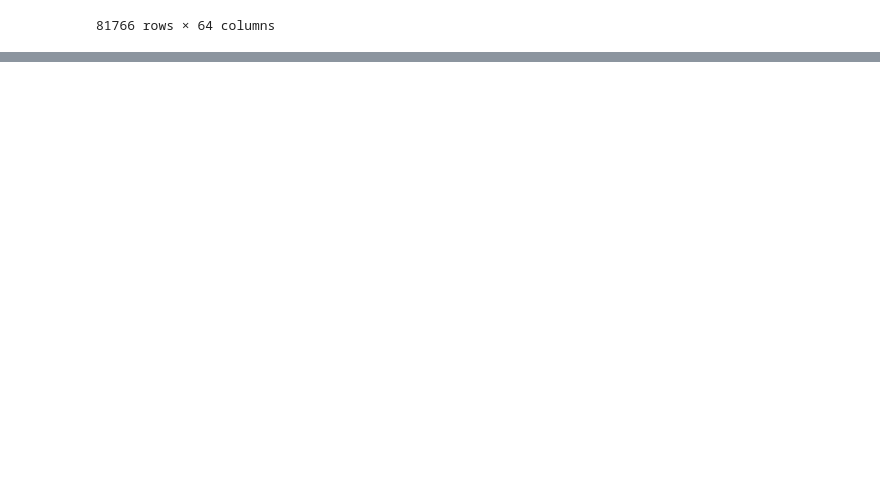
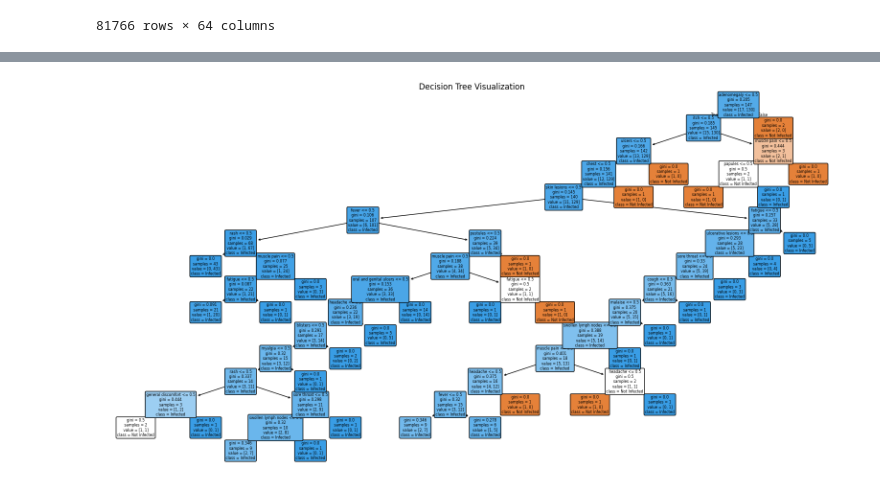
Before and after one commit to Anik-Mushfik/Self-tought-projects, a Jupyter notebook: Monkey Pox/decision_tree.ipynb, the cells around one changed output, grey strips where cells are left out. Cells and saved outputs as stored; diff of their text form; code cells hidden in the pictures; blank space fills up the shorter version.

```diff
--- a/Monkey Pox/decision_tree.ipynb
+++ b/Monkey Pox/decision_tree.ipynb
@@ -23,0 +53,16 @@ dataset
+# %%
+# 2. Load and prepare the dataset
+df = pd.read_csv('cleaned_dataset.csv')  # Load the dataset
+X = df.drop(columns=['ID', 'Status'])  # Features (exclude ID and Status)
+y = df['Status']  # Target (Status)
+
+# Split the data into training and test sets
+X_train, X_test, y_train, y_test = train_test_split(X, y, test_size=0.3, random_state=42)
+
+# 3. Initialize models
+models = {
+    'Decision Tree': DecisionTreeClassifier(random_state=42),
+    'Random Forest': RandomForestClassifier(random_state=42),
+    'Logistic Regression': LogisticRegression(max_iter=1000),
+    'Support Vector Classifier': SVC()
+}
@@ -23,0 +120,8 @@ dataset
+# %%
+# 6. Visualize Decision Tree (if applicable)
+plt.figure(figsize=(20,10))
+plot_tree(models['Decision Tree'], feature_names=X.columns, filled=True, class_names=['Not Infected', 'Infected'], rounded=True)
+plt.title('Decision Tree Visualization')
+plt.show()
+# %% [output]
+[figure, added]
```
Also changed, not shown: parts of 7 cells of this notebook, 2 other files.
